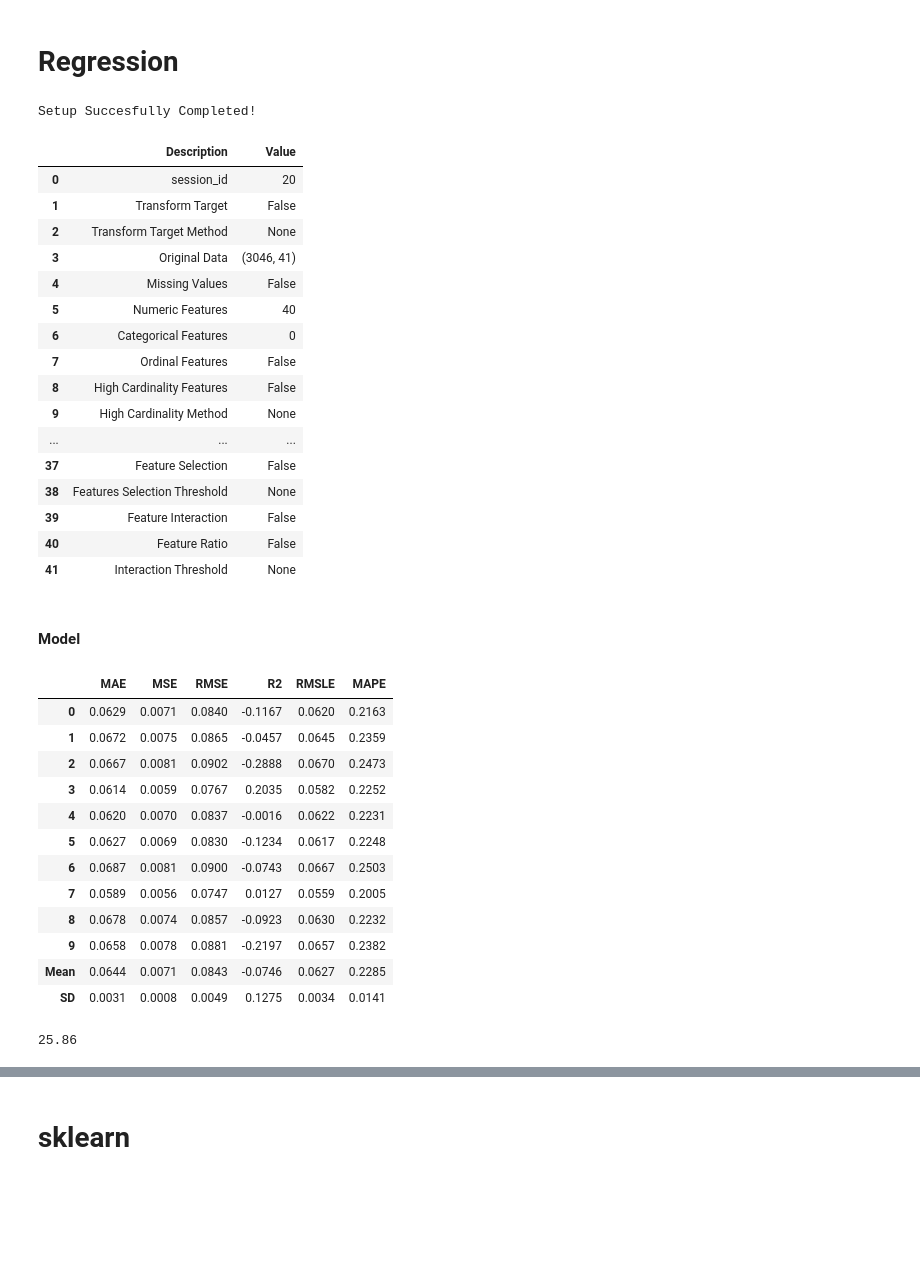
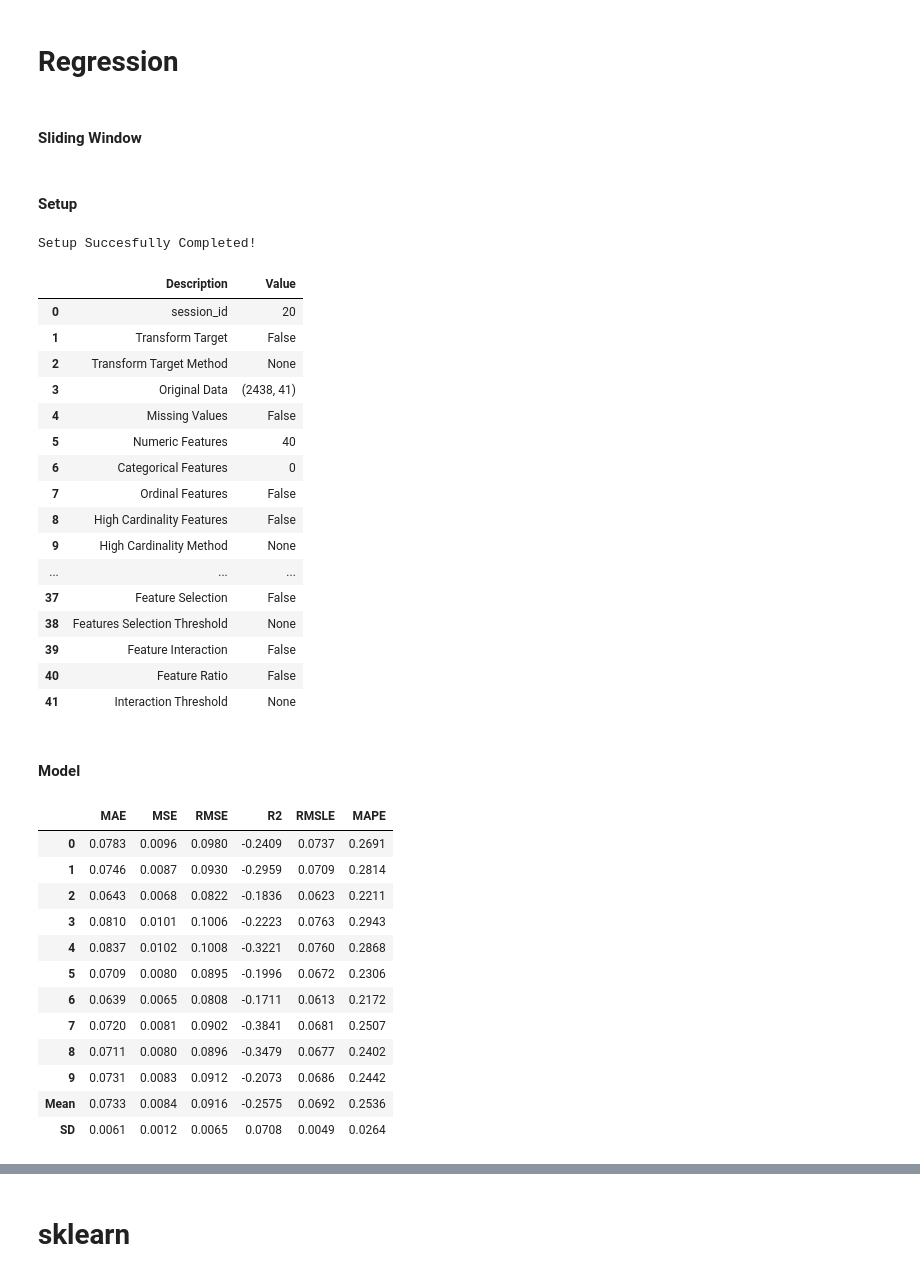
Before and after one commit to negargolestani/kinect_motion_tracking, a Jupyter notebook: regression_ml.ipynb, the cells around one changed output, grey strips where cells are left out. Saved outputs shown, nothing was run; the diff lists cells and outputs as text; code cells hidden in the pictures; blank space fills up the shorter version.

```diff
--- a/regression_ml.ipynb
+++ b/regression_ml.ipynb
@@ -67,2 +66,4 @@ display(data)
 # %% [markdown]
 # Regression
+# %% [markdown]
+#### Sliding Window
@@ -69,8 +75,11 @@ display(data)
+# %% [markdown]
+#### Setup
 # %%
-exp_reg = setup(data,
-                train_size = .95,
+exp_reg = setup(train_data,
+                train_size = .8,
                 target = 'target',
-                normalize = True,
+#                 normalize = True,
+                silent = True,
                 session_id = 20
                 )
 # %% [output]
@@ -79,7 +88,7 @@ Setup Succesfully Completed!
 | 0 | session_id | 20 |
 | 1 | Transform Target | False |
 | 2 | Transform Target Method | None |
-| 3 | Original Data | (3046, 41) |
+| 3 | Original Data | (2438, 41) |
 | 4 | Missing Values | False |
 | 5 | Numeric Features | 40 |
 | 6 | Categorical Features | 0 |
@@ -95,24 +104,22 @@ Setup Succesfully Completed!
 # %% [markdown]
 #### Model
 # %%
-model = tune_model('xgboost')
+model = tune_model('gbr')
 # model = create_model('rf')
 
-NRMSE = round(exp_reg[-1][-1][-1].RMSE.Mean / np.mean(data.target) * 100, 2)
-print(NRMSE)
+# print(round(exp_reg[-1][-1][-1].RMSE.Mean / np.mean(exp_reg[-1][2][-1]) * 100, 2))
 # %% [output]
 |  | MAE | MSE | RMSE | R2 | RMSLE | MAPE |
-| 0 | 0.0629 | 0.0071 | 0.0840 | -0.1167 | 0.0620 | 0.2163 |
-| 1 | 0.0672 | 0.0075 | 0.0865 | -0.0457 | 0.0645 | 0.2359 |
-| 2 | 0.0667 | 0.0081 | 0.0902 | -0.2888 | 0.0670 | 0.2473 |
-| 3 | 0.0614 | 0.0059 | 0.0767 | 0.2035 | 0.0582 | 0.2252 |
-| 4 | 0.0620 | 0.0070 | 0.0837 | -0.0016 | 0.0622 | 0.2231 |
-| 5 | 0.0627 | 0.0069 | 0.0830 | -0.1234 | 0.0617 | 0.2248 |
-| 6 | 0.0687 | 0.0081 | 0.0900 | -0.0743 | 0.0667 | 0.2503 |
-| 7 | 0.0589 | 0.0056 | 0.0747 | 0.0127 | 0.0559 | 0.2005 |
-| 8 | 0.0678 | 0.0074 | 0.0857 | -0.0923 | 0.0630 | 0.2232 |
-| 9 | 0.0658 | 0.0078 | 0.0881 | -0.2197 | 0.0657 | 0.2382 |
-| Mean | 0.0644 | 0.0071 | 0.0843 | -0.0746 | 0.0627 | 0.2285 |
-| SD | 0.0031 | 0.0008 | 0.0049 | 0.1275 | 0.0034 | 0.0141 |
+| 0 | 0.0783 | 0.0096 | 0.0980 | -0.2409 | 0.0737 | 0.2691 |
+| 1 | 0.0746 | 0.0087 | 0.0930 | -0.2959 | 0.0709 | 0.2814 |
+| 2 | 0.0643 | 0.0068 | 0.0822 | -0.1836 | 0.0623 | 0.2211 |
+| 3 | 0.0810 | 0.0101 | 0.1006 | -0.2223 | 0.0763 | 0.2943 |
+| 4 | 0.0837 | 0.0102 | 0.1008 | -0.3221 | 0.0760 | 0.2868 |
+| 5 | 0.0709 | 0.0080 | 0.0895 | -0.1996 | 0.0672 | 0.2306 |
+| 6 | 0.0639 | 0.0065 | 0.0808 | -0.1711 | 0.0613 | 0.2172 |
+| 7 | 0.0720 | 0.0081 | 0.0902 | -0.3841 | 0.0681 | 0.2507 |
+| 8 | 0.0711 | 0.0080 | 0.0896 | -0.3479 | 0.0677 | 0.2402 |
+| 9 | 0.0731 | 0.0083 | 0.0912 | -0.2073 | 0.0686 | 0.2442 |
+| Mean | 0.0733 | 0.0084 | 0.0916 | -0.2575 | 0.0692 | 0.2536 |
+| SD | 0.0061 | 0.0012 | 0.0065 | 0.0708 | 0.0049 | 0.0264 |
-25.86
 # %%
```
Also changed, not shown: parts of 23 cells of this notebook, 5 other files.
